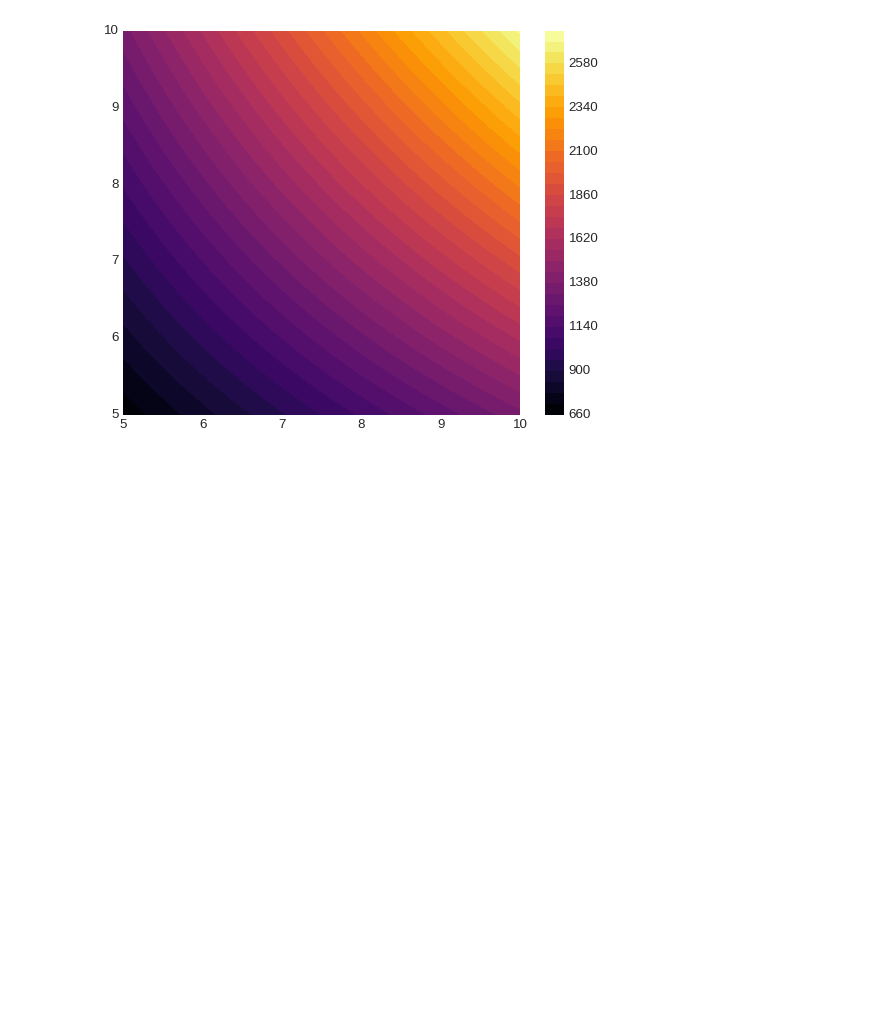
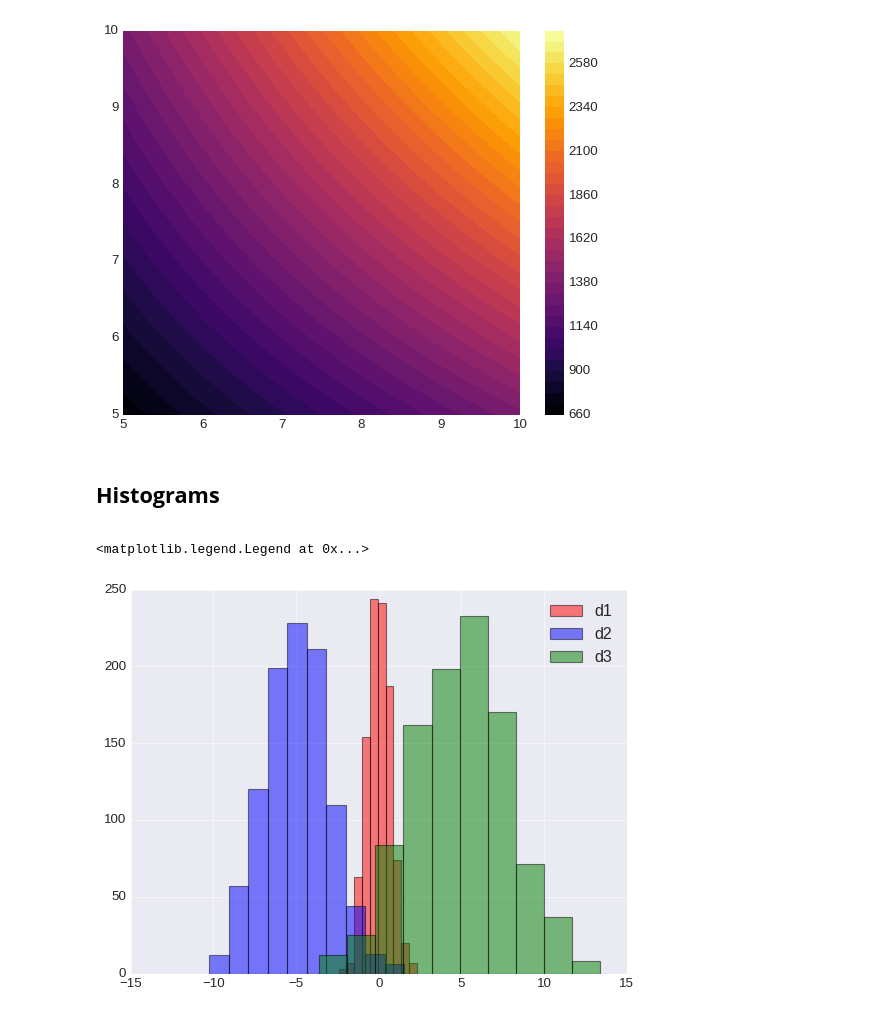
Before and after one commit to mirpouya/Basics-of-ML, a Jupyter notebook: Matplotlib_Intermediate.ipynb, the cells around one changed output. Saved outputs shown, nothing was run; the diff lists cells and outputs as text; code cells hidden in the pictures; blank space fills up the shorter version.

```diff
--- a/Matplotlib_Intermediate.ipynb
+++ b/Matplotlib_Intermediate.ipynb
@@ -295,3 +295,23 @@ plt.colorbar()
 # %% [output]
 <matplotlib.colorbar.Colorbar at 0x...>
 [figure]
+# %% [markdown]
+**<h2> Histograms </h2>**
+# %%
+# data generation
+
+data1 = np.random.normal(0, 0.7, 1000) # normal distribution with mean 0 and std 0.7
+data2 = np.random.normal(-5, 2, 1000) # normal distribution with mean -5 and std 2
+data3 = np.random.normal(5, 3, 1000) # normal distribution with mean 5 and std 3
+
+
+# histogram
+
+plt.hist(data1, color="red", label="d1", alpha=0.5)
+plt.hist(data2, color="blue", label="d2", alpha=0.5)
+plt.hist(data3, color="green", label="d3", alpha=0.5)
+
+plt.legend()
+# %% [output]
+<matplotlib.legend.Legend at 0x...>
+[figure, added]
```
